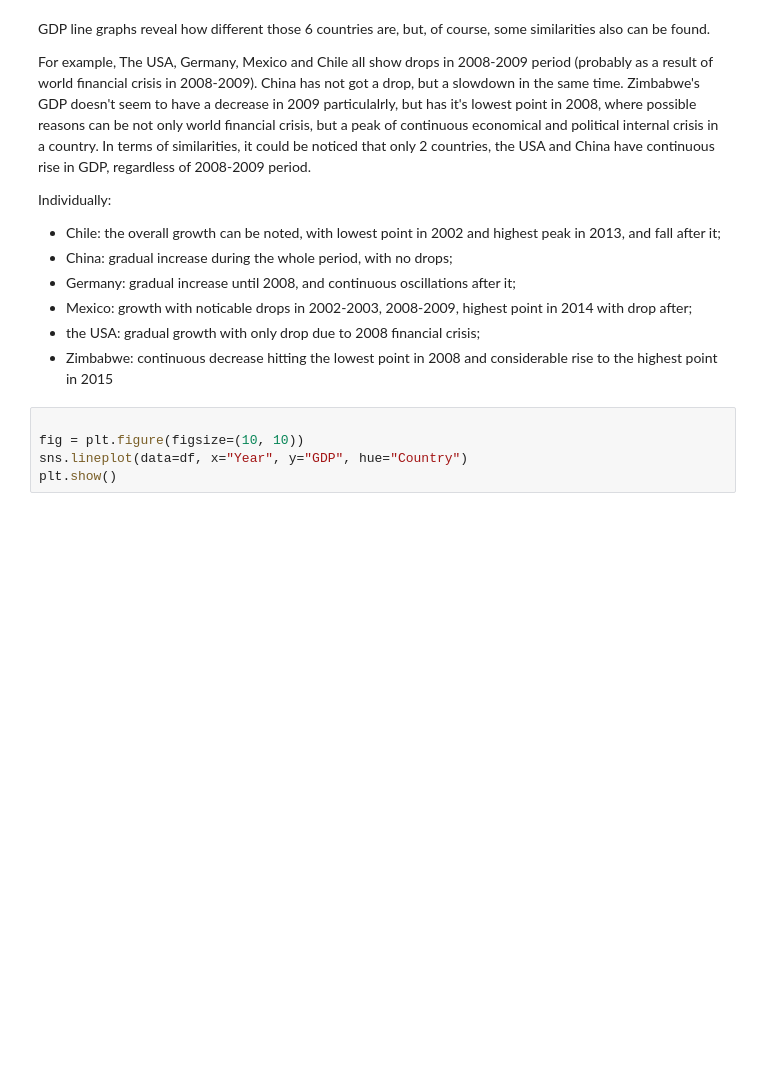
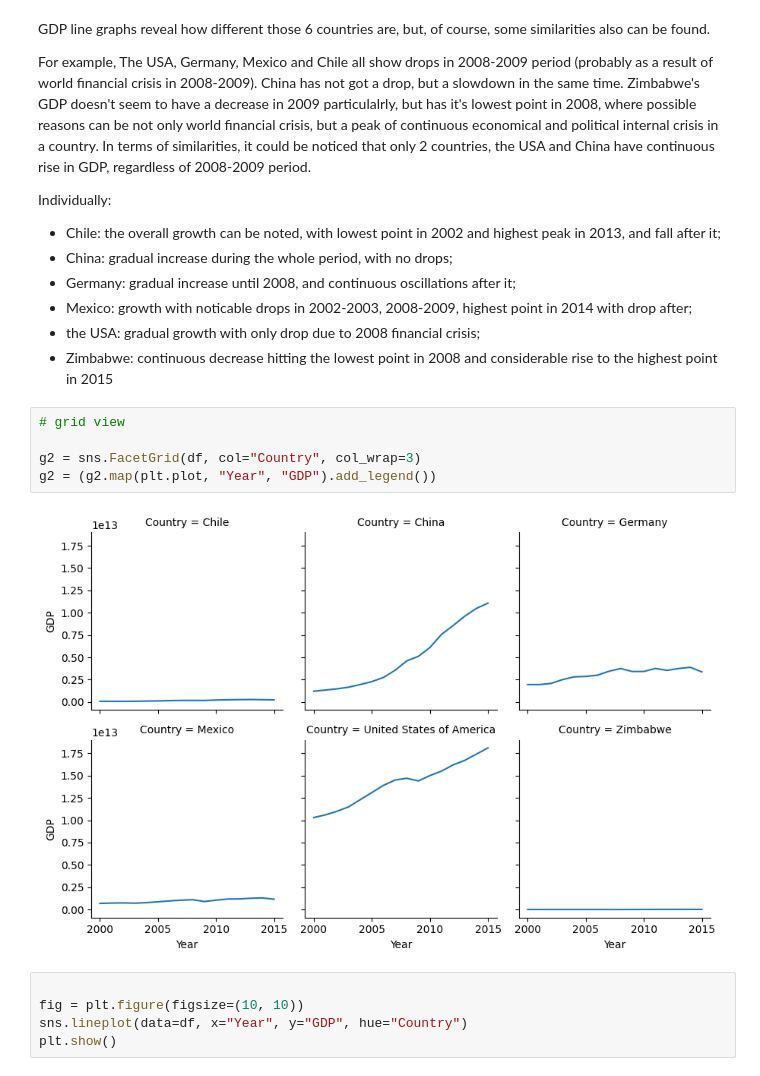
Before and after one commit to AnaKormilt/Data-Visualization-for-WHO-data-, a Jupyter notebook: life_expectancy_gdp.ipynb, the cells around one changed output. Saved outputs shown, nothing was run; the diff lists cells and outputs as text; blank space fills up the shorter version.

```diff
--- a/life_expectancy_gdp.ipynb
+++ b/life_expectancy_gdp.ipynb
@@ -174,6 +181,13 @@ Individually:
 - Mexico: growth with noticable drops in 2002-2003, 2008-2009, highest point in 2014 with drop after;
 - the USA: gradual growth with only drop due to 2008 financial crisis;
 - Zimbabwe: continuous decrease hitting the lowest point in 2008 and considerable rise to the highest point in 2015
+# %%
+# grid view
+
+g2 = sns.FacetGrid(df, col="Country", col_wrap=3)
+g2 = (g2.map(plt.plot, "Year", "GDP").add_legend())
+# %% [output]
+[figure, added]
 # %%
 
 fig = plt.figure(figsize=(10, 10))
```
Also changed, not shown: parts of 7 cells of this notebook.
